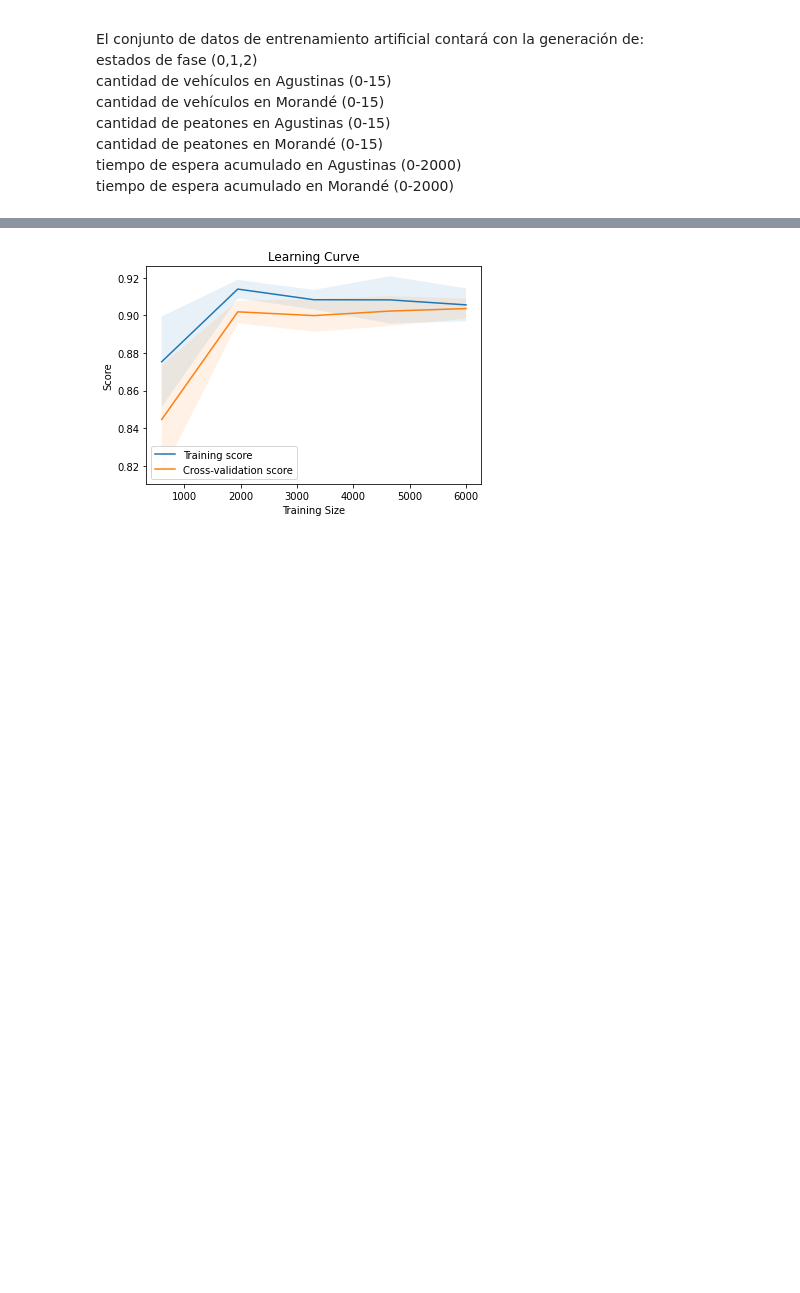
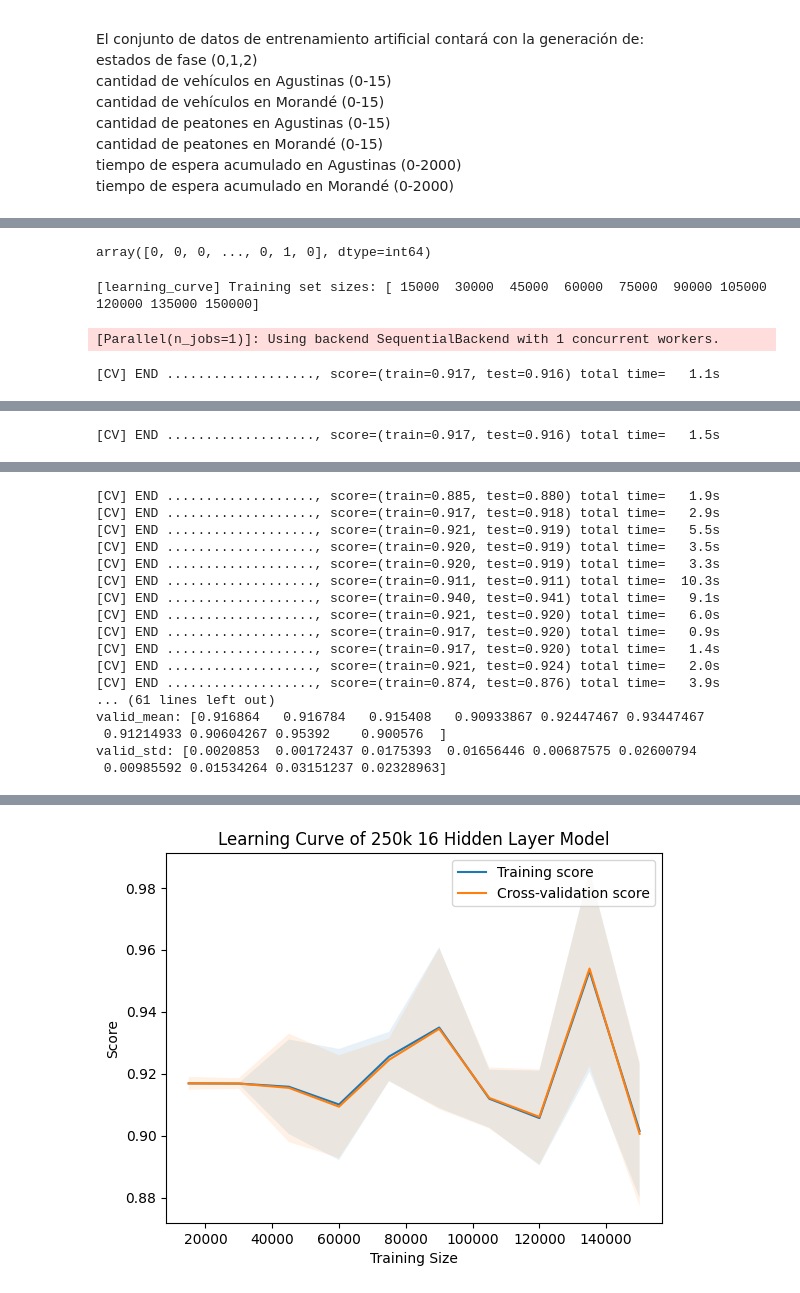
Before and after one commit to javierhto/car-detection-yolo, a Jupyter notebook: Yolov5_DeepSort_Pytorch/MLP.ipynb, the cells around one changed output, grey strips where cells are left out. Cells and saved outputs as stored; diff of their text form; code cells hidden in the pictures; blank space fills up the shorter version.

```diff
--- a/Yolov5_DeepSort_Pytorch/MLP.ipynb
+++ b/Yolov5_DeepSort_Pytorch/MLP.ipynb
@@ -117,0 +144,2 @@ MLPClassifier(hidden_layer_sizes=(32,), max_iter=1000, random_state=1)
+# %%
+model_100k_64.fit(X_train_100k, Y_train_100k)
@@ -117,0 +148,2 @@ MLPClassifier(hidden_layer_sizes=(32,), max_iter=1000, random_state=1)
+# %%
+model_100k_32.fit(X_train_100k, Y_train_100k)
@@ -117,0 +152,2 @@ MLPClassifier(hidden_layer_sizes=(32,), max_iter=1000, random_state=1)
+# %%
+model_100k_64.fit(X_train_100k, Y_train_100k)
@@ -118,3 +676,6 @@ MLPClassifier(hidden_layer_sizes=(32,), max_iter=1000, random_state=1)
 # %%
 # Learning curves
 from sklearn.model_selection import learning_curve
+# %%
+train_sizes = np.linspace(0.1, 1.0, 10)
+print(train_sizes)
@@ -121,12 +694,25 @@ from sklearn.model_selection import learning_curve
+# %%
+Y_train_100k
+# %% [output]
+array([0, 0, 0, ..., 0, 1, 0], dtype=int64)
 # %%
+# 100k 16
+
 # Obtenemos los scores de entrenamiento y validación para cada tamaño de conjunto de entrenamiento
-train_sizes_100k, train_scores_100k, valid_scores_100k = learning_curve(model_100k, X_train_10k, Y_train_10k)
+train_sizes_100k, train_scores_100k, valid_scores_100k = learning_curve(model_100k_16, X_train_100k, Y_train_100k, train_sizes=train_sizes, verbose=3)
+print(f"Train scores: {train_scores_100k}")
+print(f"Valid scores: {valid_scores_100k}")
 
 # Calculamos las medias y desviaciones estándar de los scores de entrenamiento y validación
 train_mean = np.mean(train_scores_100k, axis=1)
 train_std = np.std(train_scores_100k, axis=1)
 valid_mean = np.mean(valid_scores_100k, axis=1)
 valid_std = np.std(valid_scores_100k, axis=1)
+
+print(f"Train_mean: {train_mean}")
+print(f"Train_std: {train_std}")
+print(f"valid_mean: {valid_mean}")
+print(f"valid_std: {valid_std}")
 
 # Graficamos la curva de entrenamiento
 plt.plot(train_sizes_100k, train_mean, label='Training score')
@@ -139,9 +725,12 @@ plt.fill_between(train_sizes_100k, valid_mean - valid_std, valid_mean + valid_st
 # Agregamos etiquetas y leyenda
 plt.xlabel('Training Size')
 plt.ylabel('Score')
-plt.title('Learning Curve')
+plt.title('Learning Curve of 250k 16 Hidden Layer Model')
 plt.legend(loc='best')
 
 # Mostramos la gráfica
 plt.show()
 # %% [output]
+[learning_curve] Training set sizes: [ 15000  30000  45000  60000  75000  90000 105000 120000 135000 150000]
+[Parallel(n_jobs=1)]: Using backend SequentialBackend with 1 concurrent workers.
+[CV] END ..................., score=(train=0.917, test=0.916) total time=   1.1s
@@ -147,0 +738 @@ plt.show()
+[CV] END ..................., score=(train=0.917, test=0.916) total time=   1.5s
@@ -147,0 +740,17 @@ plt.show()
+[CV] END ..................., score=(train=0.885, test=0.880) total time=   1.9s
+[CV] END ..................., score=(train=0.917, test=0.918) total time=   2.9s
+[CV] END ..................., score=(train=0.921, test=0.919) total time=   5.5s
+[CV] END ..................., score=(train=0.920, test=0.919) total time=   3.5s
+[CV] END ..................., score=(train=0.920, test=0.919) total time=   3.3s
+[CV] END ..................., score=(train=0.911, test=0.911) total time=  10.3s
+[CV] END ..................., score=(train=0.940, test=0.941) total time=   9.1s
+[CV] END ..................., score=(train=0.921, test=0.920) total time=   6.0s
+[CV] END ..................., score=(train=0.917, test=0.920) total time=   0.9s
+[CV] END ..................., score=(train=0.917, test=0.920) total time=   1.4s
+[CV] END ..................., score=(train=0.921, test=0.924) total time=   2.0s
+[CV] END ..................., score=(train=0.874, test=0.876) total time=   3.9s
+... (61 lines left out)
+valid_mean: [0.916864   0.916784   0.915408   0.90933867 0.92447467 0.93447467
+ 0.91214933 0.90604267 0.95392    0.900576  ]
+valid_std: [0.0020853  0.00172437 0.0175393  0.01656446 0.00687575 0.02600794
+ 0.00985592 0.01534264 0.03151237 0.02328963]
@@ -148 +758 @@ plt.show()
-[figure, old version]
+[figure, new version]
```
Also changed, not shown: parts of 75 cells of this notebook, 6 other files.
